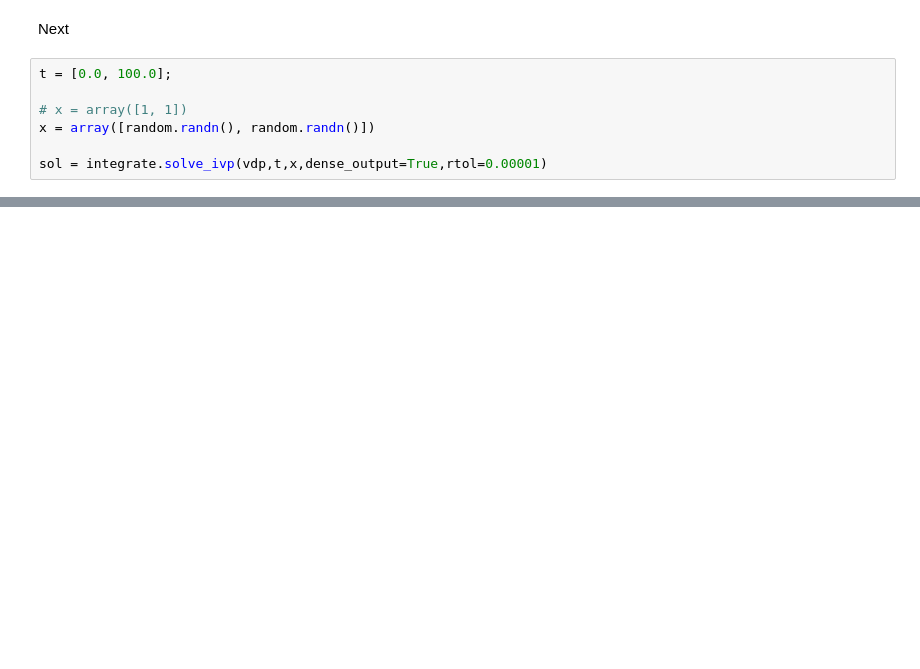
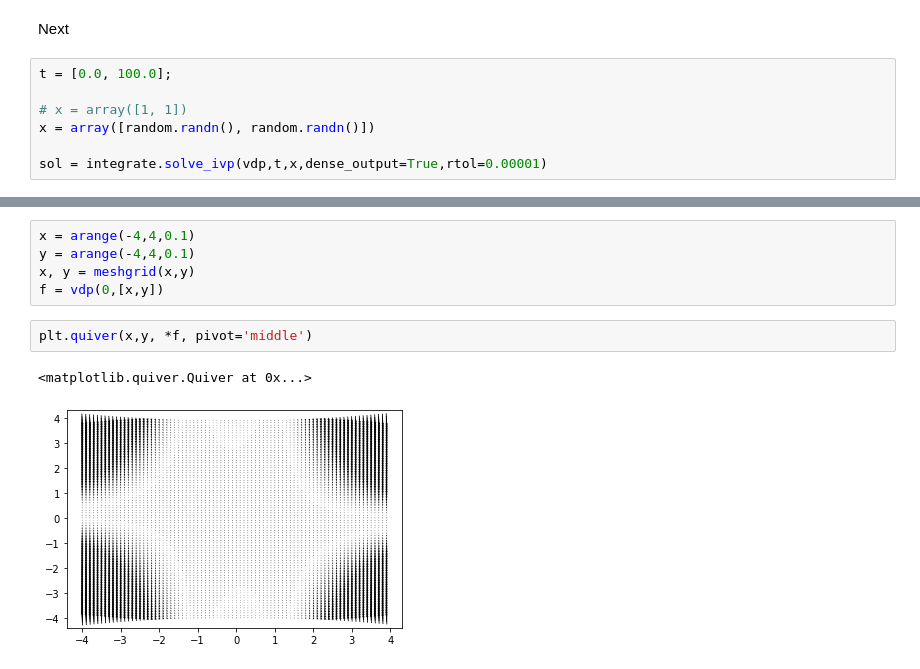
Before and after one commit to jlidmar/cmplx, a Jupyter notebook: vanderPol.ipynb, the cells around one changed output, grey strips where cells are left out. Saved outputs shown, nothing was run; the diff lists cells and outputs as text; blank space fills up the shorter version.

```diff
--- a/vanderPol.ipynb
+++ b/vanderPol.ipynb
@@ -45,0 +46,10 @@ plt.plot(*xs);
+# %%
+x = arange(-4,4,0.1)
+y = arange(-4,4,0.1)
+x, y = meshgrid(x,y)
+f = vdp(0,[x,y])
+# %%
+plt.quiver(x,y, *f, pivot='middle')
+# %% [output]
+<matplotlib.quiver.Quiver at 0x...>
+[figure, added]
```
Also changed, not shown: parts of 3 cells of this notebook.
